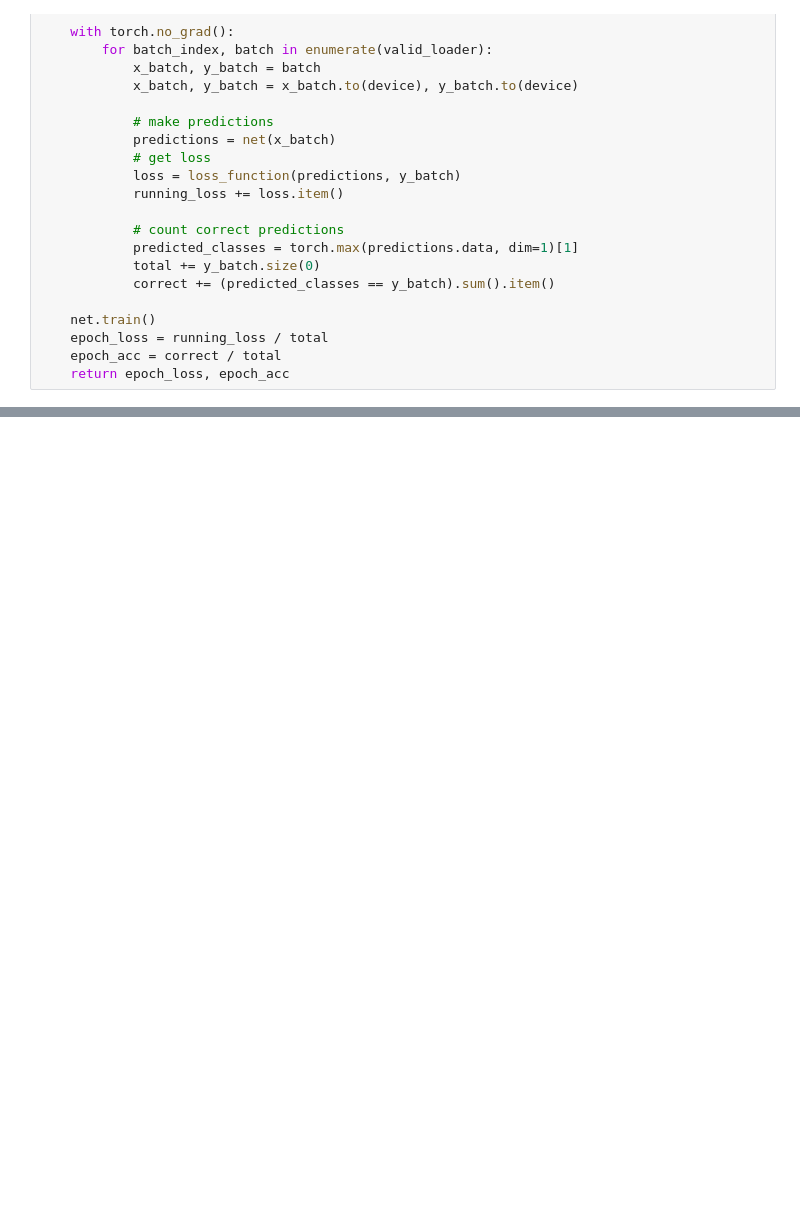
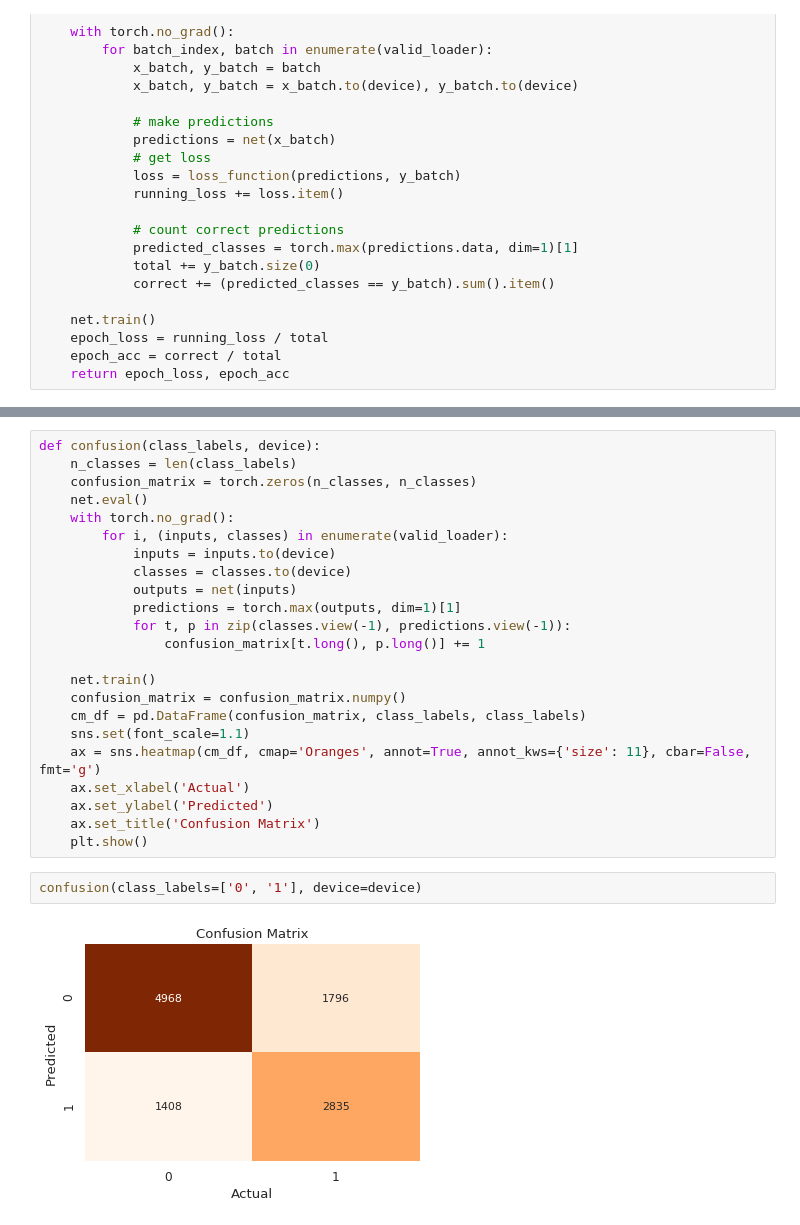
Before and after one commit to koniferous22/aitalents-investoid, a Jupyter notebook: training/Training - Julius.ipynb, the cells around one changed output, grey strips where cells are left out. Cells and saved outputs as stored; diff of their text form; blank space fills up the shorter version.

```diff
--- a/training/Training - Julius.ipynb
+++ b/training/Training - Julius.ipynb
@@ -283,0 +313,27 @@ plt.show()
+# %%
+def confusion(class_labels, device):
+    n_classes = len(class_labels)
+    confusion_matrix = torch.zeros(n_classes, n_classes)
+    net.eval()
+    with torch.no_grad():
+        for i, (inputs, classes) in enumerate(valid_loader):
+            inputs = inputs.to(device)
+            classes = classes.to(device)
+            outputs = net(inputs)
+            predictions = torch.max(outputs, dim=1)[1]
+            for t, p in zip(classes.view(-1), predictions.view(-1)):
+                confusion_matrix[t.long(), p.long()] += 1
+
+    net.train()
+    confusion_matrix = confusion_matrix.numpy()
+    cm_df = pd.DataFrame(confusion_matrix, class_labels, class_labels)
+    sns.set(font_scale=1.1)
+    ax = sns.heatmap(cm_df, cmap='Oranges', annot=True, annot_kws={'size': 11}, cbar=False, fmt='g')
+    ax.set_xlabel('Actual')
+    ax.set_ylabel('Predicted')
+    ax.set_title('Confusion Matrix')
+    plt.show()
+# %%
+confusion(class_labels=['0', '1'], device=device)
+# %% [output]
+[figure, added]
```
Also changed, not shown: parts of 14 cells of this notebook, 5 other files.
